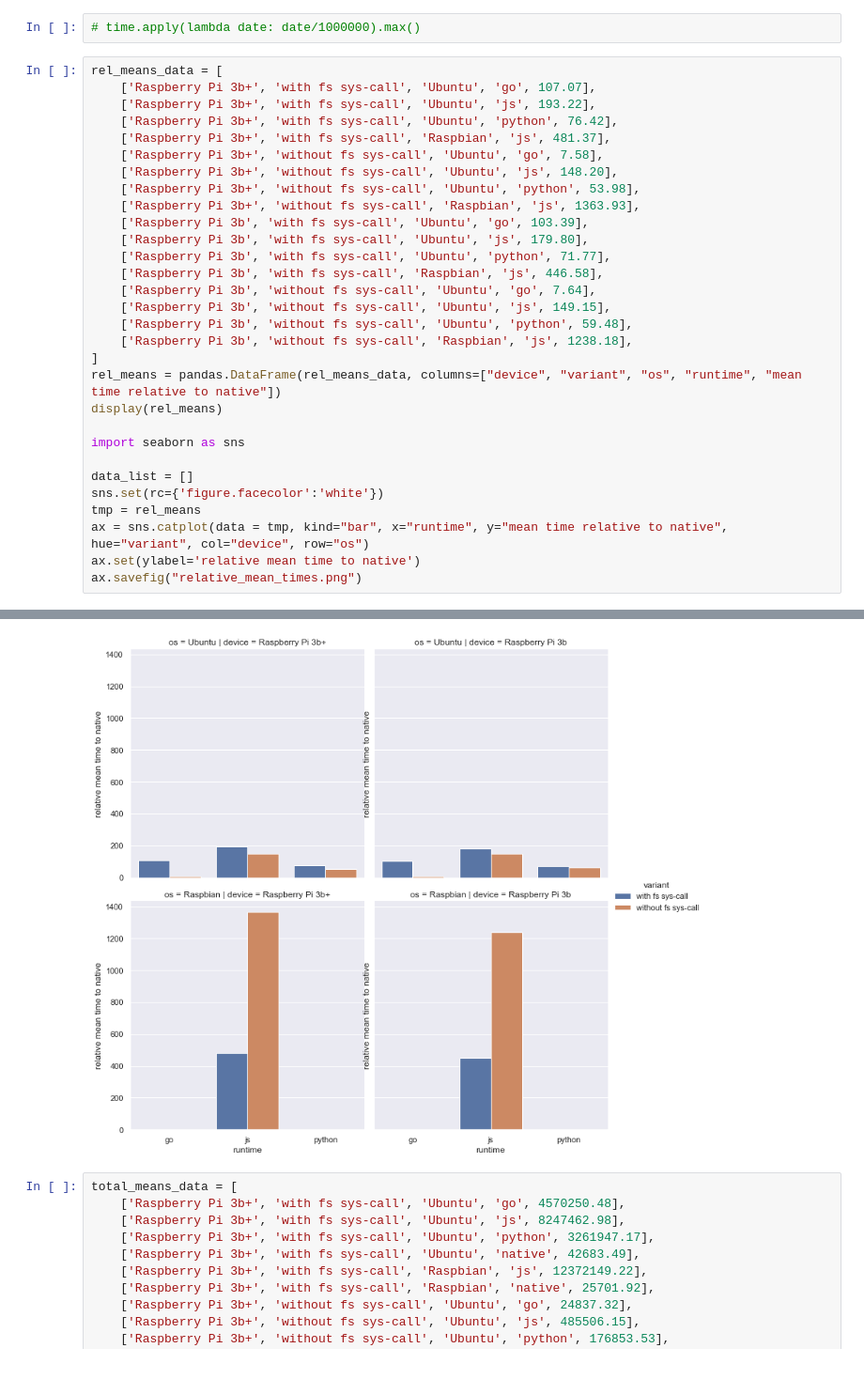
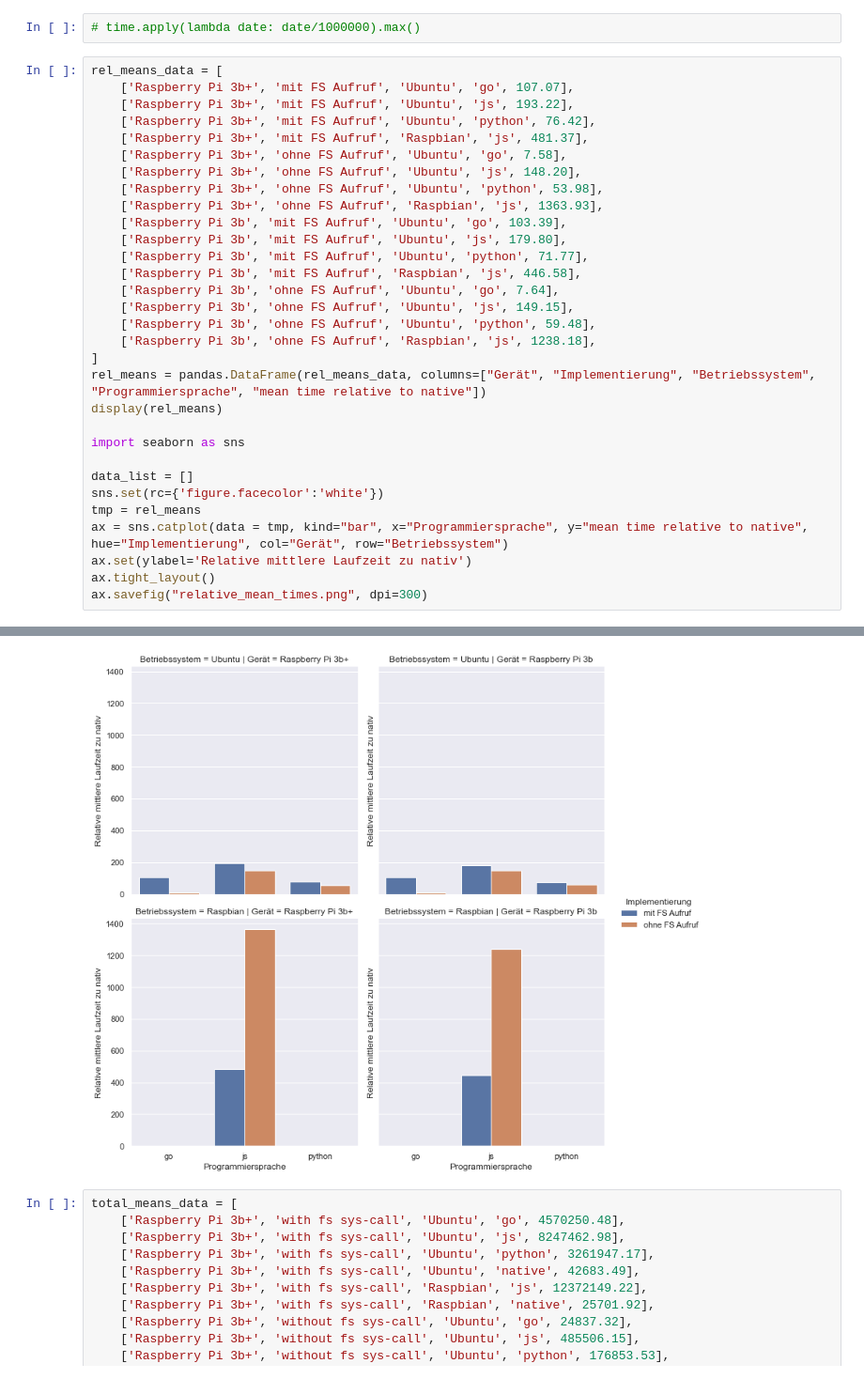
Before and after one commit to proohit/nodejs-rust, a Jupyter notebook: analysis.ipynb, the cells around one changed output, grey strips where cells are left out. Shown: that part at 94% size. Cells and saved outputs as stored; diff of their text form.

Commit message:
improved graphics

```diff
--- a/analysis.ipynb
+++ b/analysis.ipynb
@@ -241,24 +244,24 @@ pretty_print_data(runtime_device_data_stds, 'ms')
 # time.apply(lambda date: date/1000000).max()
 # %%
 rel_means_data = [
-    ['Raspberry Pi 3b+', 'with fs sys-call', 'Ubuntu', 'go', 107.07],
-    ['Raspberry Pi 3b+', 'with fs sys-call', 'Ubuntu', 'js', 193.22],
-    ['Raspberry Pi 3b+', 'with fs sys-call', 'Ubuntu', 'python', 76.42],
-    ['Raspberry Pi 3b+', 'with fs sys-call', 'Raspbian', 'js', 481.37],
-    ['Raspberry Pi 3b+', 'without fs sys-call', 'Ubuntu', 'go', 7.58],
-    ['Raspberry Pi 3b+', 'without fs sys-call', 'Ubuntu', 'js', 148.20],
-    ['Raspberry Pi 3b+', 'without fs sys-call', 'Ubuntu', 'python', 53.98],
-    ['Raspberry Pi 3b+', 'without fs sys-call', 'Raspbian', 'js', 1363.93],
-    ['Raspberry Pi 3b', 'with fs sys-call', 'Ubuntu', 'go', 103.39],
-    ['Raspberry Pi 3b', 'with fs sys-call', 'Ubuntu', 'js', 179.80],
-    ['Raspberry Pi 3b', 'with fs sys-call', 'Ubuntu', 'python', 71.77],
-    ['Raspberry Pi 3b', 'with fs sys-call', 'Raspbian', 'js', 446.58],
-    ['Raspberry Pi 3b', 'without fs sys-call', 'Ubuntu', 'go', 7.64],
-    ['Raspberry Pi 3b', 'without fs sys-call', 'Ubuntu', 'js', 149.15],
-    ['Raspberry Pi 3b', 'without fs sys-call', 'Ubuntu', 'python', 59.48],
-    ['Raspberry Pi 3b', 'without fs sys-call', 'Raspbian', 'js', 1238.18],
+    ['Raspberry Pi 3b+', 'mit FS Aufruf', 'Ubuntu', 'go', 107.07],
+    ['Raspberry Pi 3b+', 'mit FS Aufruf', 'Ubuntu', 'js', 193.22],
+    ['Raspberry Pi 3b+', 'mit FS Aufruf', 'Ubuntu', 'python', 76.42],
+    ['Raspberry Pi 3b+', 'mit FS Aufruf', 'Raspbian', 'js', 481.37],
+    ['Raspberry Pi 3b+', 'ohne FS Aufruf', 'Ubuntu', 'go', 7.58],
+    ['Raspberry Pi 3b+', 'ohne FS Aufruf', 'Ubuntu', 'js', 148.20],
+    ['Raspberry Pi 3b+', 'ohne FS Aufruf', 'Ubuntu', 'python', 53.98],
+    ['Raspberry Pi 3b+', 'ohne FS Aufruf', 'Raspbian', 'js', 1363.93],
+    ['Raspberry Pi 3b', 'mit FS Aufruf', 'Ubuntu', 'go', 103.39],
+    ['Raspberry Pi 3b', 'mit FS Aufruf', 'Ubuntu', 'js', 179.80],
+    ['Raspberry Pi 3b', 'mit FS Aufruf', 'Ubuntu', 'python', 71.77],
+    ['Raspberry Pi 3b', 'mit FS Aufruf', 'Raspbian', 'js', 446.58],
+    ['Raspberry Pi 3b', 'ohne FS Aufruf', 'Ubuntu', 'go', 7.64],
+    ['Raspberry Pi 3b', 'ohne FS Aufruf', 'Ubuntu', 'js', 149.15],
+    ['Raspberry Pi 3b', 'ohne FS Aufruf', 'Ubuntu', 'python', 59.48],
+    ['Raspberry Pi 3b', 'ohne FS Aufruf', 'Raspbian', 'js', 1238.18],
 ]
-rel_means = pandas.DataFrame(rel_means_data, columns=["device", "variant", "os", "runtime", "mean time relative to native"])
+rel_means = pandas.DataFrame(rel_means_data, columns=["Gerät", "Implementierung", "Betriebssystem", "Programmiersprache", "mean time relative to native"])
 display(rel_means)
 
 import seaborn as sns
@@ -266,7 +269,8 @@ import seaborn as sns
 data_list = []
 sns.set(rc={'figure.facecolor':'white'})
 tmp = rel_means
-ax = sns.catplot(data = tmp, kind="bar", x="runtime", y="mean time relative to native", hue="variant", col="device", row="os")
-ax.set(ylabel='relative mean time to native')
-ax.savefig("relative_mean_times.png")
+ax = sns.catplot(data = tmp, kind="bar", x="Programmiersprache", y="mean time relative to native", hue="Implementierung", col="Gerät", row="Betriebssystem")
+ax.set(ylabel='Relative mittlere Laufzeit zu nativ')
+ax.tight_layout()
+ax.savefig("relative_mean_times.png", dpi=300)
 # %% [output]
@@ -290,4 +294,4 @@ ax.savefig("relative_mean_times.png")
-[figure, old version]
+[figure, new version]
 # %%
 total_means_data = [
     ['Raspberry Pi 3b+', 'with fs sys-call', 'Ubuntu', 'go', 4570250.48],
```
Also changed, not shown: parts of 3 cells of this notebook.
